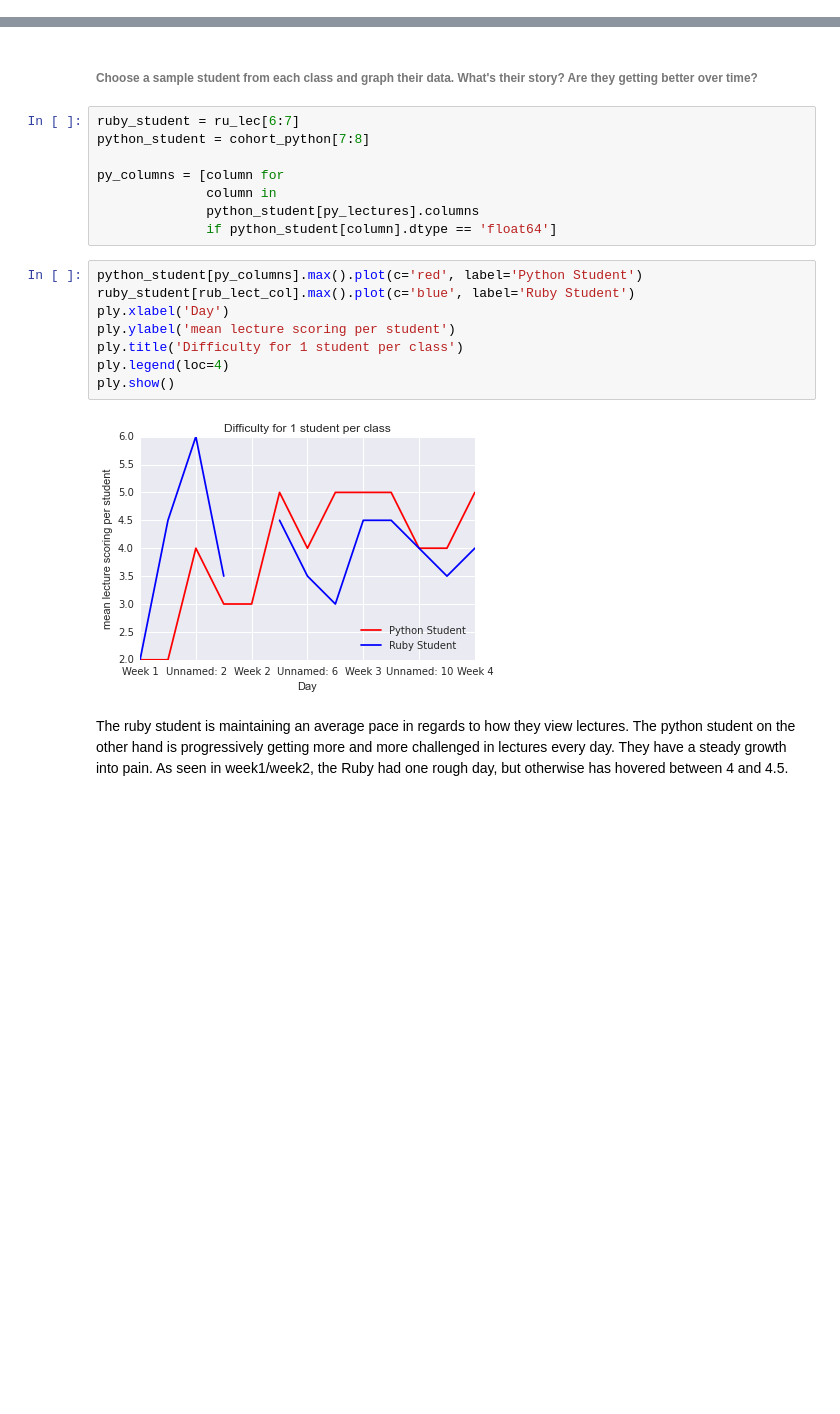
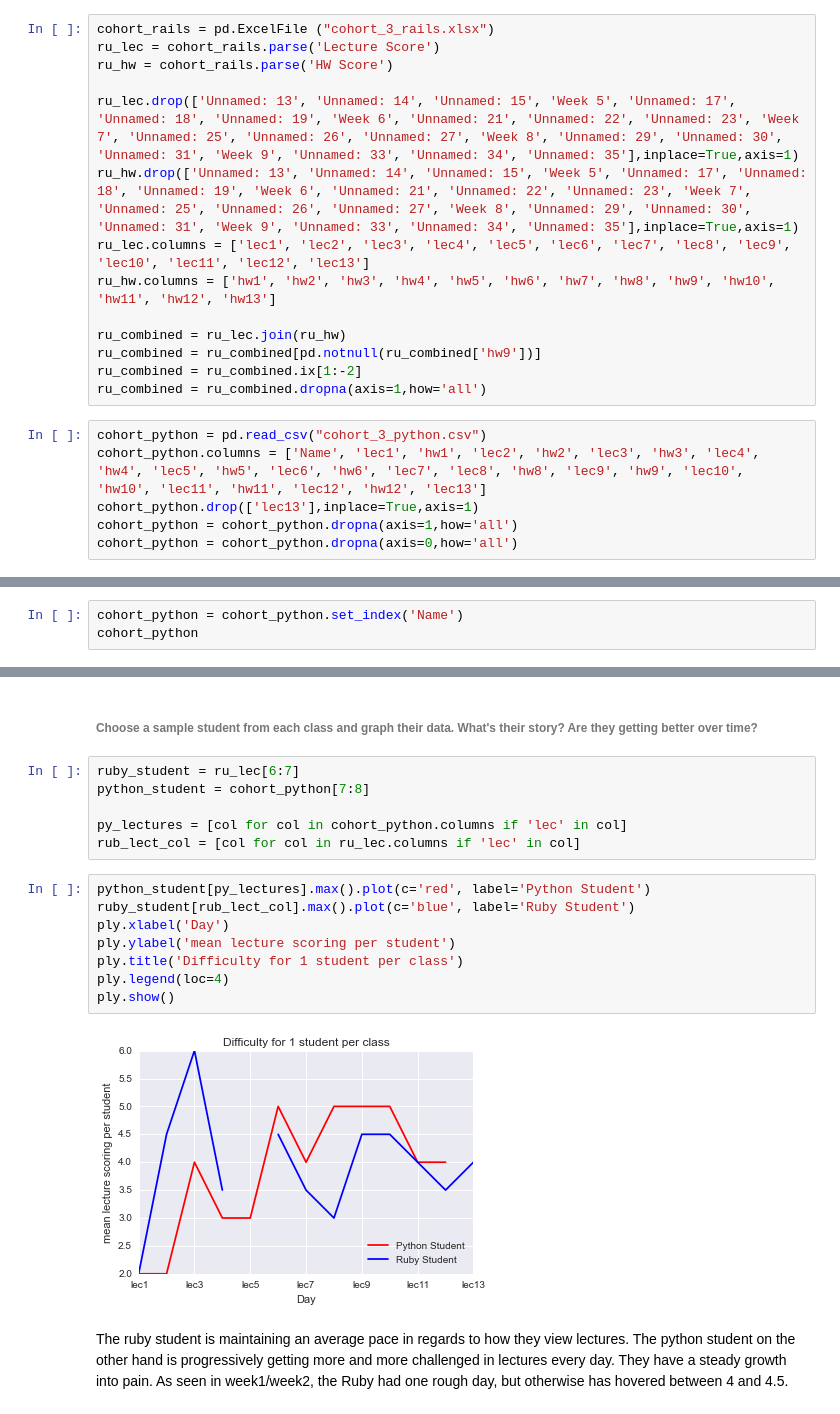
Before and after one commit to tiyd-python-2015-01/cohort-data, a Jupyter notebook: cohort_data.ipynb, the cells around one changed output, grey strips where cells are left out. Drawn from its saved outputs; the diff is of its cells as text; blank space fills up the shorter version.

Commit message:
got as far as I can. Cleaned up documents a LOT, but was not able to get the day of week view

```diff
--- a/cohort_data.ipynb
+++ b/cohort_data.ipynb
@@ -22,3 +8,23 @@ ru_hw = cohort_rails.parse('HW Score')
+# %%
+cohort_rails = pd.ExcelFile ("cohort_3_rails.xlsx")
+ru_lec = cohort_rails.parse('Lecture Score')
+ru_hw = cohort_rails.parse('HW Score')
+
+ru_lec.drop(['Unnamed: 13', 'Unnamed: 14', 'Unnamed: 15', 'Week 5', 'Unnamed: 17', 'Unnamed: 18', 'Unnamed: 19', 'Week 6', 'Unnamed: 21', 'Unnamed: 22', 'Unnamed: 23', 'Week 7', 'Unnamed: 25', 'Unnamed: 26', 'Unnamed: 27', 'Week 8', 'Unnamed: 29', 'Unnamed: 30', 'Unnamed: 31', 'Week 9', 'Unnamed: 33', 'Unnamed: 34', 'Unnamed: 35'],inplace=True,axis=1)
+ru_hw.drop(['Unnamed: 13', 'Unnamed: 14', 'Unnamed: 15', 'Week 5', 'Unnamed: 17', 'Unnamed: 18', 'Unnamed: 19', 'Week 6', 'Unnamed: 21', 'Unnamed: 22', 'Unnamed: 23', 'Week 7', 'Unnamed: 25', 'Unnamed: 26', 'Unnamed: 27', 'Week 8', 'Unnamed: 29', 'Unnamed: 30', 'Unnamed: 31', 'Week 9', 'Unnamed: 33', 'Unnamed: 34', 'Unnamed: 35'],inplace=True,axis=1)
+ru_lec.columns = ['lec1', 'lec2', 'lec3', 'lec4', 'lec5', 'lec6', 'lec7', 'lec8', 'lec9', 'lec10', 'lec11', 'lec12', 'lec13']
+ru_hw.columns = ['hw1', 'hw2', 'hw3', 'hw4', 'hw5', 'hw6', 'hw7', 'hw8', 'hw9', 'hw10', 'hw11', 'hw12', 'hw13']
+
+ru_combined = ru_lec.join(ru_hw)
+ru_combined = ru_combined[pd.notnull(ru_combined['hw9'])]
+ru_combined = ru_combined.ix[1:-2]
+ru_combined = ru_combined.dropna(axis=1,how='all')
+# %%
+cohort_python = pd.read_csv("cohort_3_python.csv")
+cohort_python.columns = ['Name', 'lec1', 'hw1', 'lec2', 'hw2', 'lec3', 'hw3', 'lec4', 'hw4', 'lec5', 'hw5', 'lec6', 'hw6', 'lec7', 'lec8', 'hw8', 'lec9', 'hw9', 'lec10', 'hw10', 'lec11', 'hw11', 'lec12', 'hw12', 'lec13']
+cohort_python.drop(['lec13'],inplace=True,axis=1)
+cohort_python = cohort_python.dropna(axis=1,how='all')
+cohort_python = cohort_python.dropna(axis=0,how='all')
 # %% [markdown]
 # Deliverables
 # %% [markdown]
@@ -109,0 +126,3 @@ ply.show()
+# %%
+cohort_python = cohort_python.set_index('Name')
+cohort_python
@@ -113,19 +152,17 @@ ply.show()
 ruby_student = ru_lec[6:7]
 python_student = cohort_python[7:8]
 
-py_columns = [column for
-              column in
-              python_student[py_lectures].columns
-              if python_student[column].dtype == 'float64']
+py_lectures = [col for col in cohort_python.columns if 'lec' in col]
+rub_lect_col = [col for col in ru_lec.columns if 'lec' in col]
 # %%
-python_student[py_columns].max().plot(c='red', label='Python Student')
+python_student[py_lectures].max().plot(c='red', label='Python Student')
 ruby_student[rub_lect_col].max().plot(c='blue', label='Ruby Student')
 ply.xlabel('Day')
 ply.ylabel('mean lecture scoring per student')
 ply.title('Difficulty for 1 student per class')
 ply.legend(loc=4)
 ply.show()
 # %% [output]
-[figure, old version]
+[figure, new version]
 # %% [markdown]
 The ruby student is maintaining an average pace in regards to how they view lectures. The python student on the other hand is progressively getting more and more challenged in lectures every day. They have a steady growth into pain. As seen in week1/week2, the Ruby had one rough day, but otherwise has hovered between 4 and 4.5.
```
Also changed, not shown: parts of 12 cells of this notebook.
